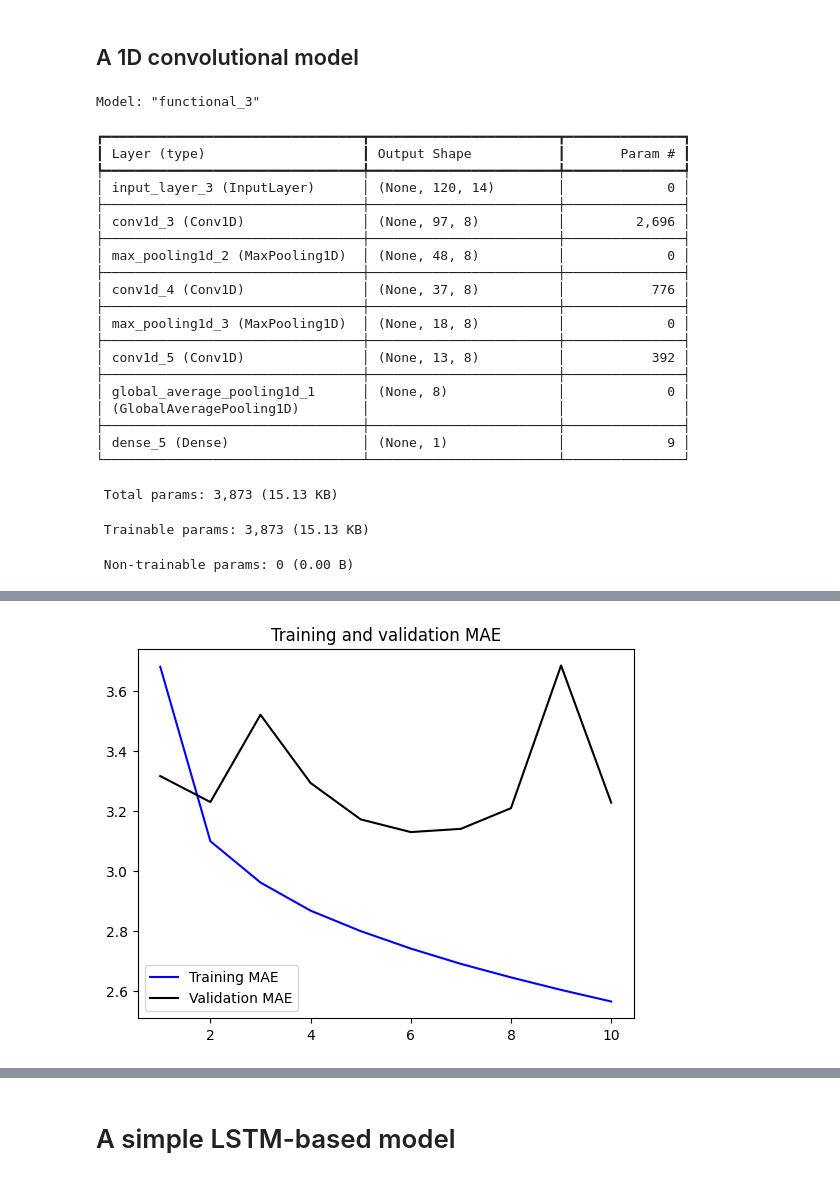
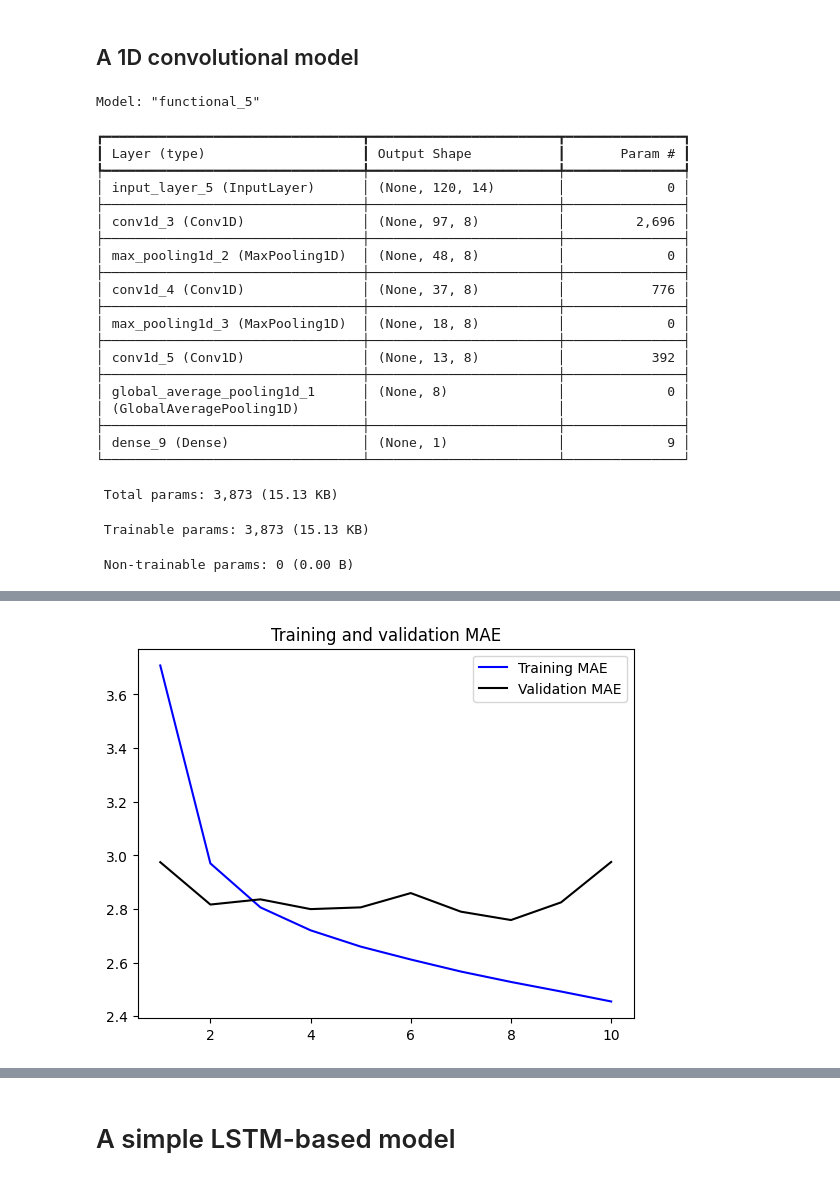
Before and after one commit to safeliquids/notebooks-for-NES2-2024, a Jupyter notebook: lecture_11/simple_time_series.ipynb, the cells around one changed output, grey strips where cells are left out. Drawn from its saved outputs; the diff is of its cells as text; code cells hidden in the pictures.

```diff
--- a/lecture_11/simple_time_series.ipynb
+++ b/lecture_11/simple_time_series.ipynb
@@ -156,13 +147,13 @@ for inputs, targets in dummy_dataset:
 # %% [markdown]
 ## Prepare the data
 # %%
+import numpy as np
+import keras
+
 # Training, validation and testing data
 num_train_samples = int(0.5 * len(raw_data)) # 50 % training data
 num_val_samples = int(0.25 * len(raw_data))  # 25 % validation and testing data
 num_test_samples = len(raw_data) - num_train_samples - num_val_samples
-print("num_train_samples:", num_train_samples)
-print("num_val_samples:", num_val_samples)
-print("num_test_samples:", num_test_samples)
 
 # Normalize the data:
 mean = raw_data[:num_train_samples].mean(axis=0)
@@ -201,7 +192,7 @@ test_dataset = keras.utils.timeseries_dataset_from_array(
     targets=temperature[delay:],
     sampling_rate=sampling_rate,
     sequence_length=sequence_length,
-    shuffle=True,
+    #shuffle=True,
     batch_size=batch_size,
     start_index=num_train_samples + num_val_samples)
 
@@ -210,4 +201,5 @@ for samples, targets in train_dataset:
     print("samples shape:", samples.shape)
     print("targets shape:", targets.shape)
     break
+print("Number of batches:", len(train_dataset))
 # %% [output]
@@ -442,7 +449,7 @@ model = keras.Model(inputs, outputs)
 model.summary()
 
 # Set model parameters
-model.compile(optimizer= keras.optimizers.RMSprop(), # SGD, Adam, RMSProp
+model.compile(optimizer= keras.optimizers.Adam(), # SGD, Adam, RMSProp
               loss= keras.losses.MeanSquaredError(),
               metrics= [keras.metrics.MeanAbsoluteError(name="mae")])
 
@@ -500,11 +507,11 @@ plt.title("Training and validation MAE")
 plt.legend()
 plt.show()
 # %% [output]
-Model: "functional_3"
+Model: "functional_5"
 ┏━━━━━━━━━━━━━━━━━━━━━━━━━━━━━━━━━┳━━━━━━━━━━━━━━━━━━━━━━━━┳━━━━━━━━━━━━━━━┓
 ┃ Layer (type)                    ┃ Output Shape           ┃       Param # ┃
 ┡━━━━━━━━━━━━━━━━━━━━━━━━━━━━━━━━━╇━━━━━━━━━━━━━━━━━━━━━━━━╇━━━━━━━━━━━━━━━┩
-│ input_layer_3 (InputLayer)      │ (None, 120, 14)        │             0 │
+│ input_layer_5 (InputLayer)      │ (None, 120, 14)        │             0 │
 ├─────────────────────────────────┼────────────────────────┼───────────────┤
 │ conv1d_3 (Conv1D)               │ (None, 97, 8)          │         2,696 │
 ├─────────────────────────────────┼────────────────────────┼───────────────┤
@@ -519,7 +526,7 @@ Model: "functional_3"
 │ global_average_pooling1d_1      │ (None, 8)              │             0 │
 │ (GlobalAveragePooling1D)        │                        │               │
 ├─────────────────────────────────┼────────────────────────┼───────────────┤
-│ dense_5 (Dense)                 │ (None, 1)              │             9 │
+│ dense_9 (Dense)                 │ (None, 1)              │             9 │
 └─────────────────────────────────┴────────────────────────┴───────────────┘
  Total params: 3,873 (15.13 KB)
  Trainable params: 3,873 (15.13 KB)
@@ -543,2 +550,2 @@ Epoch 6/10
 dict_keys(['loss', 'mae', 'val_loss', 'val_mae'])
-[figure, old version]
+[figure, new version]
```
Also changed, not shown: parts of 23 cells of this notebook.
